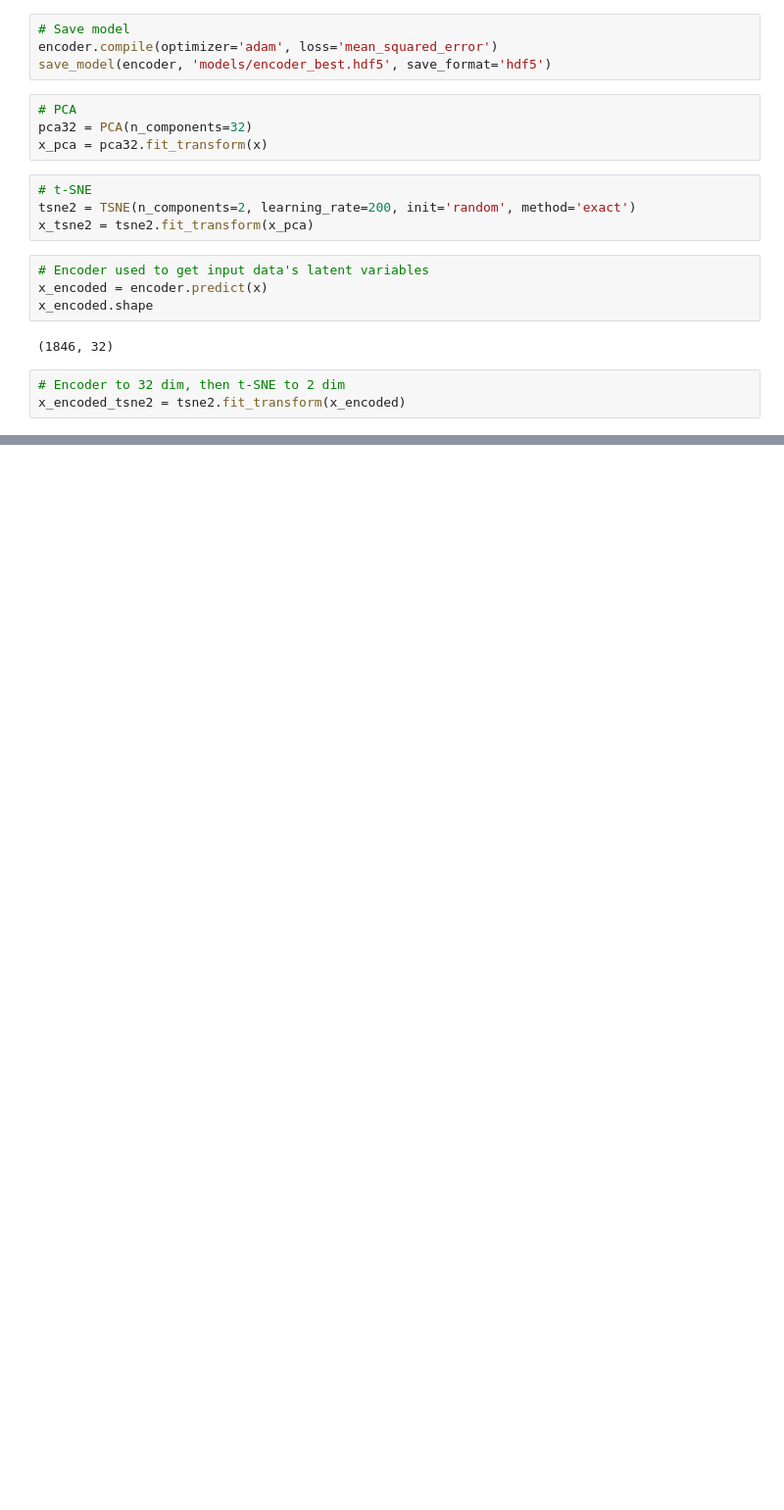
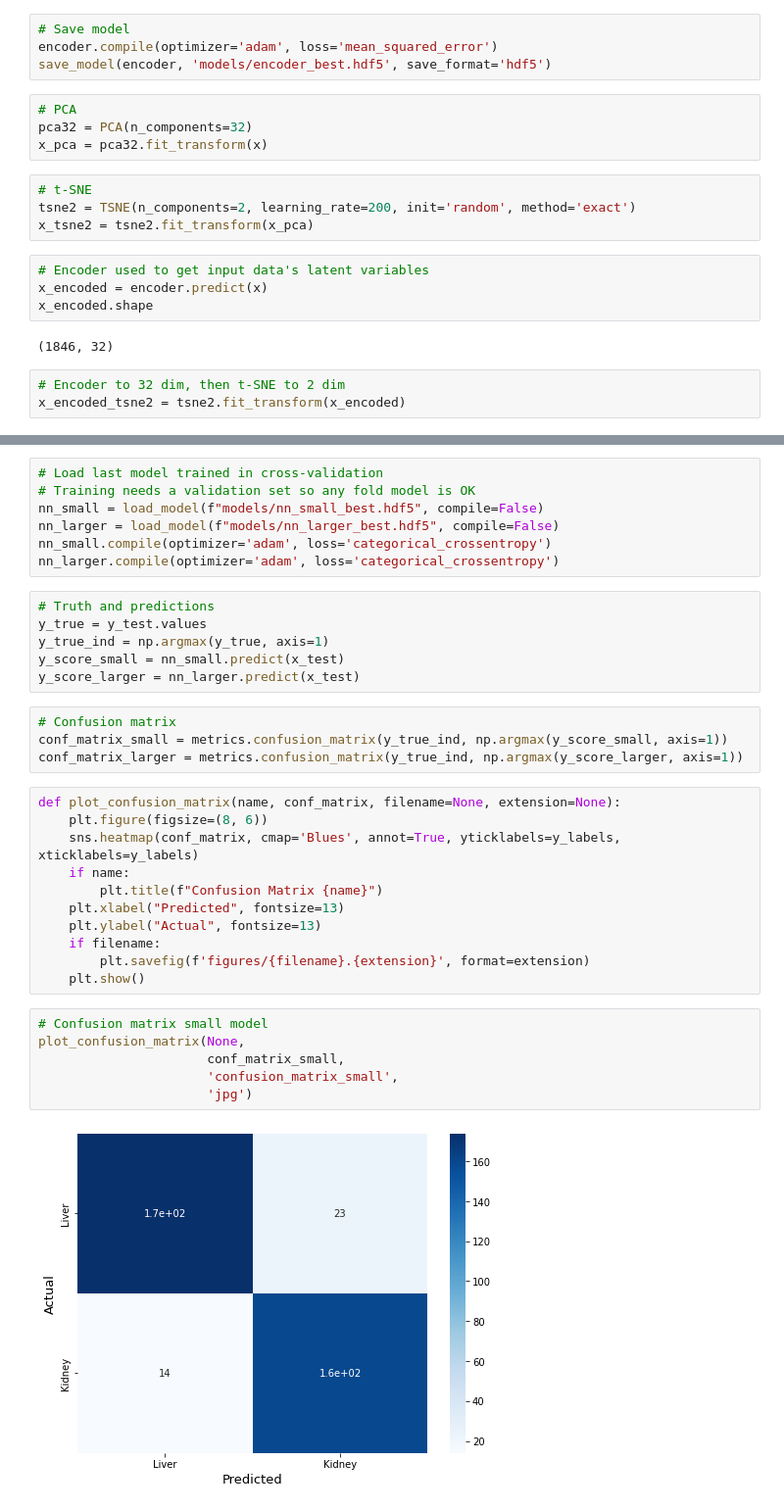
Before and after one commit to UCB-stat-159-s22/hw07-Group14, a Jupyter notebook: Single-cell-analysis.ipynb, the cells around one changed output, grey strips where cells are left out. Shown: that part at 98% size. Drawn from its saved outputs; the diff is of its cells as text; blank space fills up the shorter version.

```diff
--- a/Single-cell-analysis.ipynb
+++ b/Single-cell-analysis.ipynb
@@ -320,0 +557,36 @@ plt.show()
+# %%
+# Load last model trained in cross-validation
+# Training needs a validation set so any fold model is OK
+nn_small = load_model(f"models/nn_small_best.hdf5", compile=False)
+nn_larger = load_model(f"models/nn_larger_best.hdf5", compile=False)
+nn_small.compile(optimizer='adam', loss='categorical_crossentropy')
+nn_larger.compile(optimizer='adam', loss='categorical_crossentropy')
+# %%
+# Truth and predictions
+y_true = y_test.values
+y_true_ind = np.argmax(y_true, axis=1)
+y_score_small = nn_small.predict(x_test)
+y_score_larger = nn_larger.predict(x_test)
+# %%
+# Confusion matrix
+conf_matrix_small = metrics.confusion_matrix(y_true_ind, np.argmax(y_score_small, axis=1))
+conf_matrix_larger = metrics.confusion_matrix(y_true_ind, np.argmax(y_score_larger, axis=1))
+# %%
+def plot_confusion_matrix(name, conf_matrix, filename=None, extension=None):
+    plt.figure(figsize=(8, 6))
+    sns.heatmap(conf_matrix, cmap='Blues', annot=True, yticklabels=y_labels, xticklabels=y_labels)
+    if name:
+        plt.title(f"Confusion Matrix {name}")
+    plt.xlabel("Predicted", fontsize=13)
+    plt.ylabel("Actual", fontsize=13)
+    if filename:
+        plt.savefig(f'figures/{filename}.{extension}', format=extension)
+    plt.show()
+# %%
+# Confusion matrix small model
+plot_confusion_matrix(None,
+                      conf_matrix_small,
+                      'confusion_matrix_small',
+                      'jpg')
+# %% [output]
+[figure, added]
```
Also changed, not shown: parts of 24 cells of this notebook, 15 other files.
